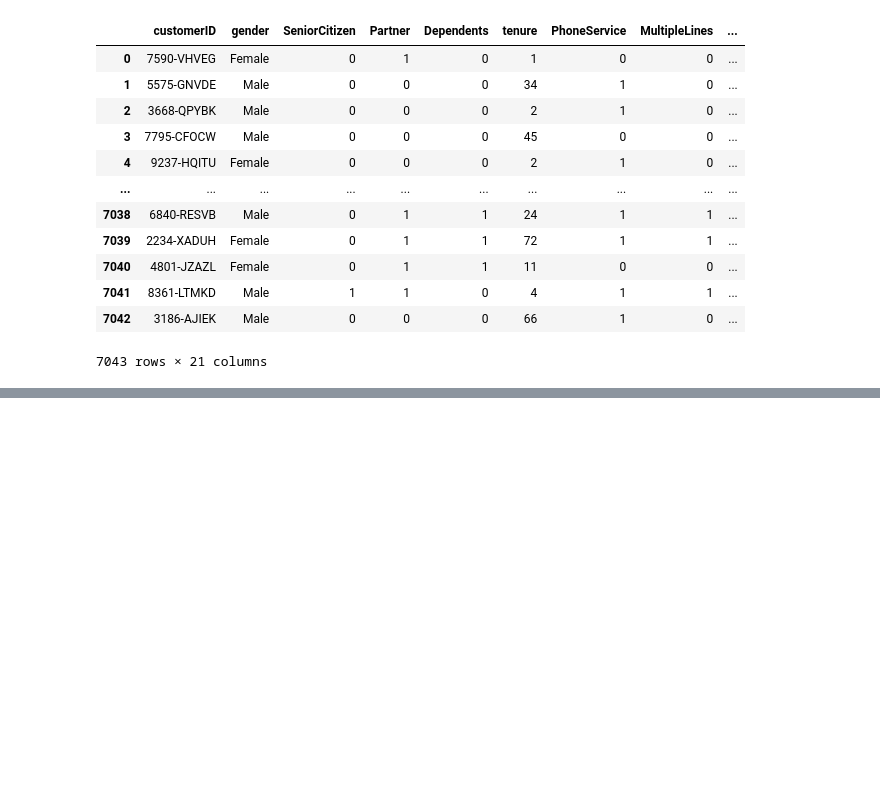
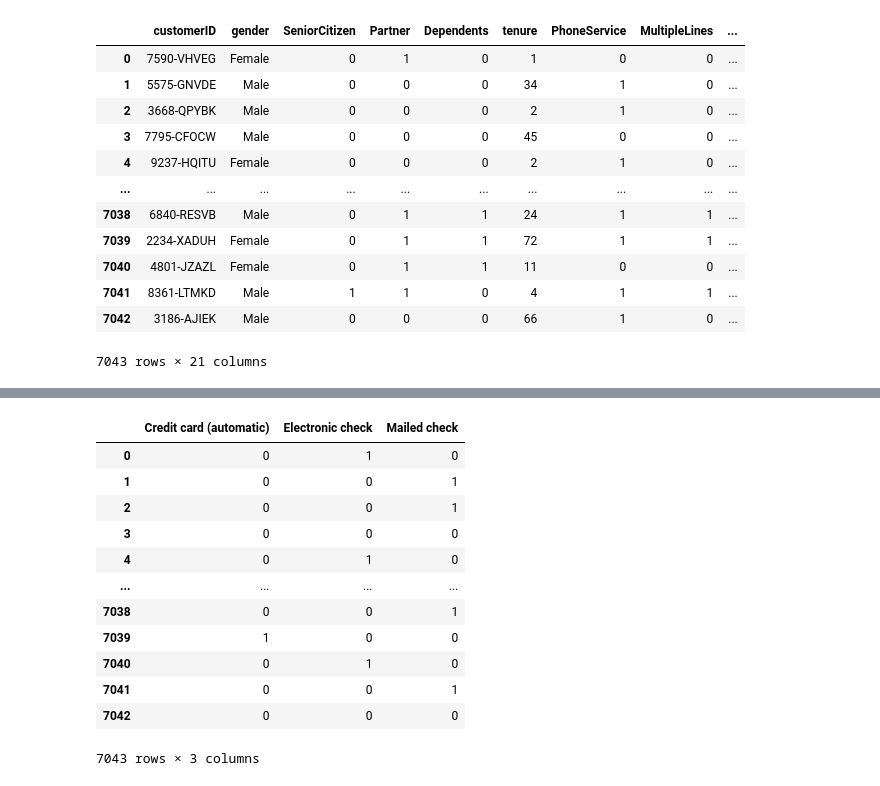
Before and after one commit to SidathSLIIT/ML_Assignment2_IT19037998_IT19513188_IT19062266, a Jupyter notebook: customer_retain_prediction.ipynb, the cells around one changed output, grey strips where cells are left out. Drawn from its saved outputs; the diff is of its cells as text; code cells hidden in the pictures; blank space fills up the shorter version.

```diff
--- a/customer_retain_prediction.ipynb
+++ b/customer_retain_prediction.ipynb
@@ -223,0 +258,17 @@ customer_data
+# %%
+payments = pd.get_dummies(customer_data['PaymentMethod'], drop_first=True)
+payments
+# %% [output]
+|  | Credit card (automatic) | Electronic check | Mailed check |
+| 0 | 0 | 1 | 0 |
+| 1 | 0 | 0 | 1 |
+| 2 | 0 | 0 | 1 |
+| 3 | 0 | 0 | 0 |
+| 4 | 0 | 1 | 0 |
+| ... | ... | ... | ... |
+| 7038 | 0 | 0 | 1 |
+| 7039 | 1 | 0 | 0 |
+| 7040 | 0 | 1 | 0 |
+| 7041 | 0 | 0 | 1 |
+| 7042 | 0 | 0 | 0 |
+7043 rows × 3 columns
```
Also changed, not shown: parts of 7 cells of this notebook.
